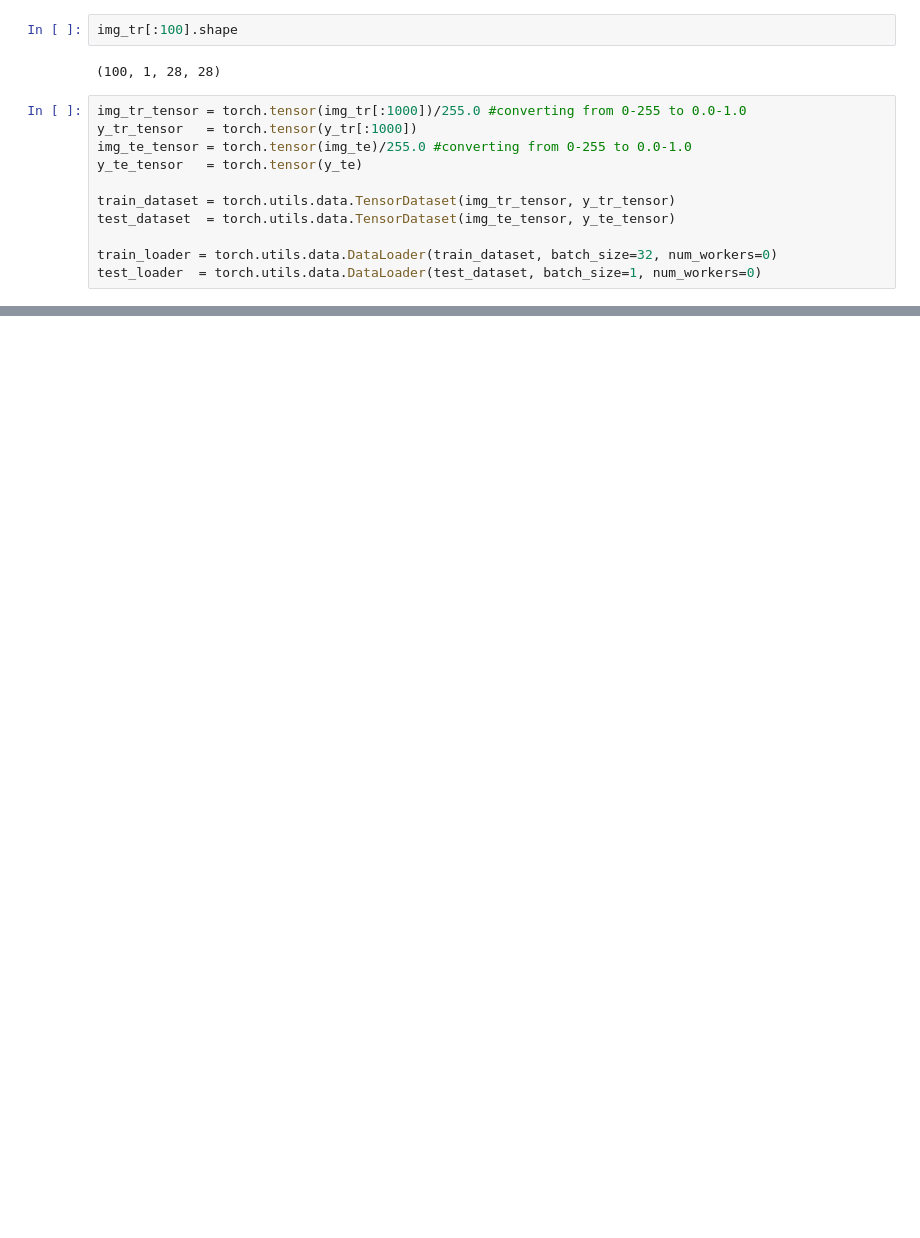
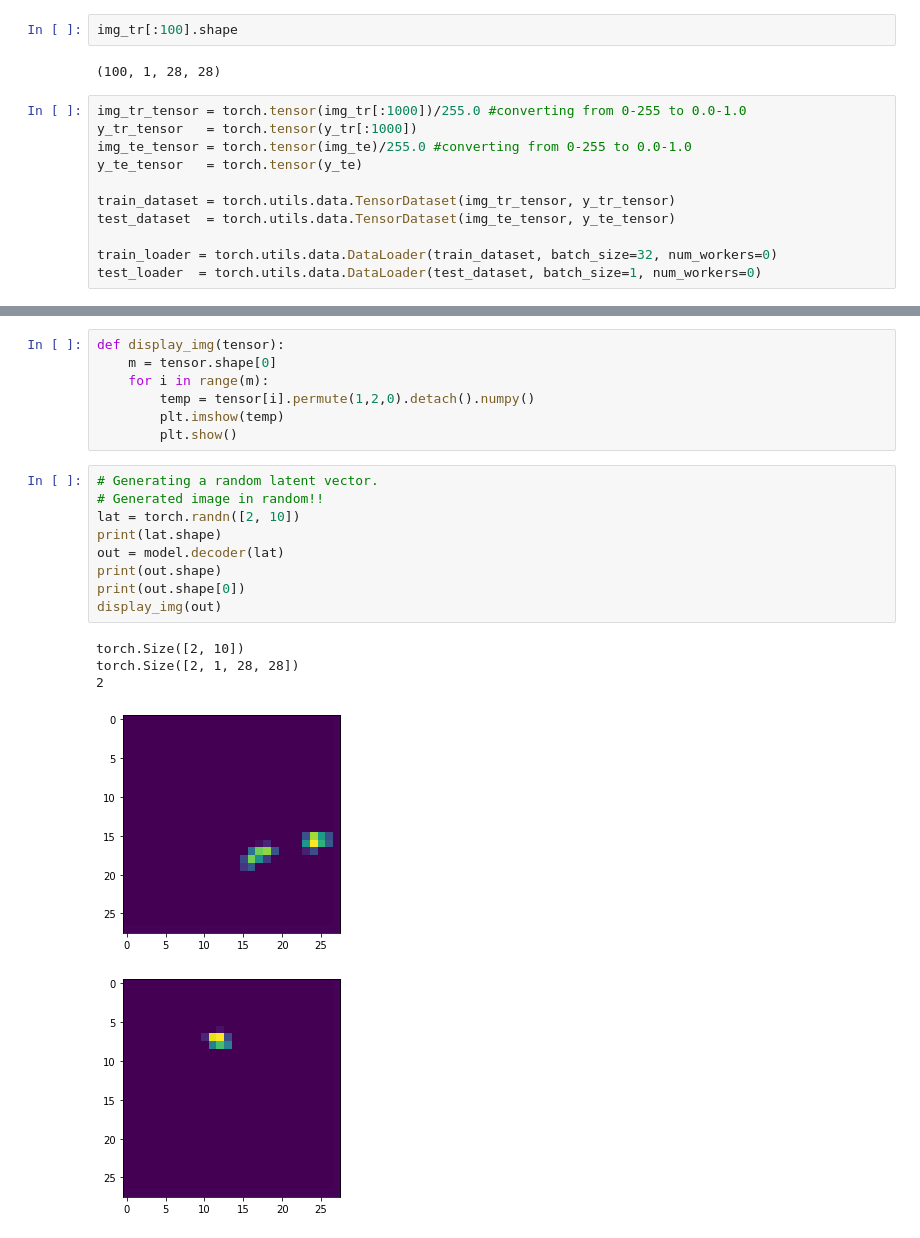
Before and after one commit to vdivakar/mnistMuddle, a Jupyter notebook: model.ipynb, the cells around one changed output, grey strips where cells are left out. Drawn from its saved outputs; the diff is of its cells as text; blank space fills up the shorter version.

```diff
--- a/model.ipynb
+++ b/model.ipynb
@@ -205,0 +209,22 @@ Epoch: 9         Training Loss: 109.55494278669357
+# %%
+def display_img(tensor):
+    m = tensor.shape[0]
+    for i in range(m):
+        temp = tensor[i].permute(1,2,0).detach().numpy()
+        plt.imshow(temp)
+        plt.show()
+# %%
+# Generating a random latent vector.
+# Generated image in random!!
+lat = torch.randn([2, 10])
+print(lat.shape)
+out = model.decoder(lat)
+print(out.shape)
+print(out.shape[0])
+display_img(out)
+# %% [output]
+torch.Size([2, 10])
+torch.Size([2, 1, 28, 28])
+2
+[figure, added]
+[figure, added]
```
Also changed, not shown: parts of 6 cells of this notebook.
